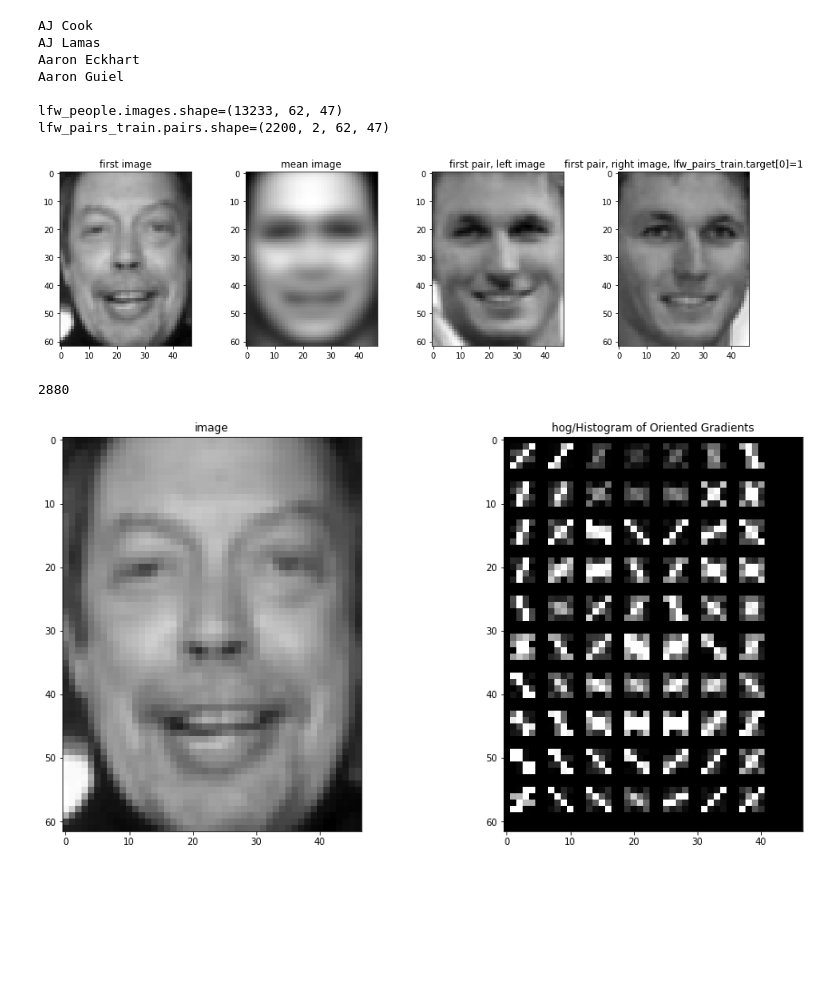
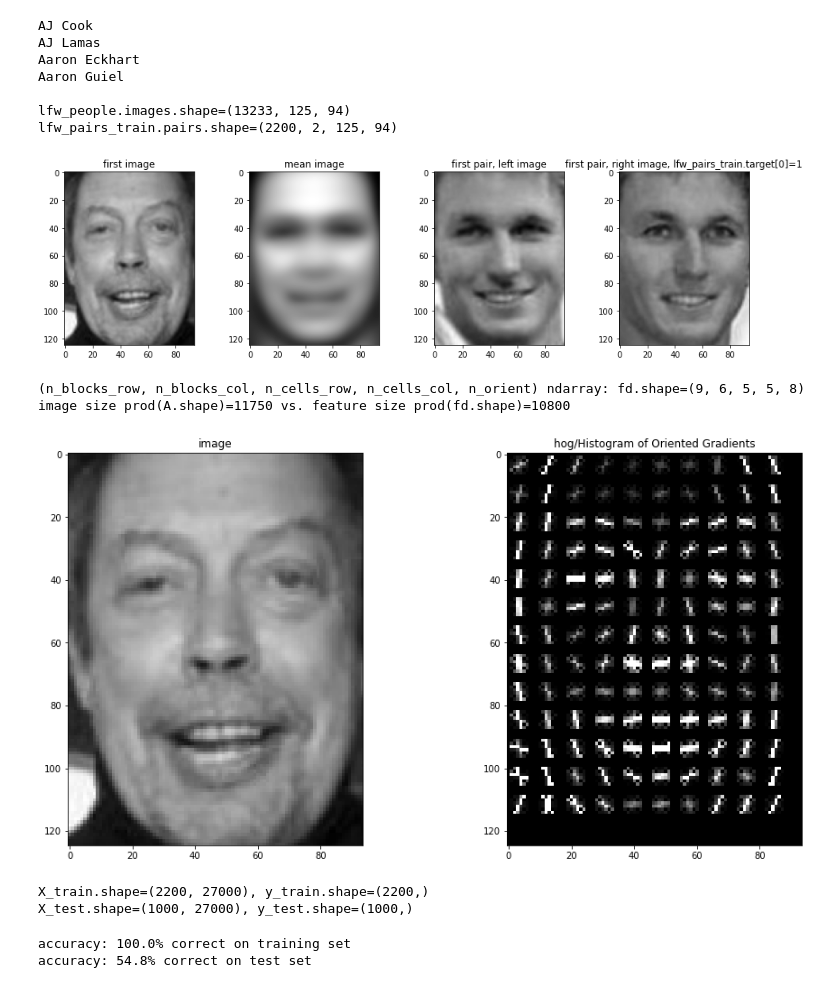
Before and after one commit to goto40/woodland, a Jupyter notebook: woodland_book/scratch.ipynb, the cells around one changed output. Saved outputs shown, nothing was run; the diff lists cells and outputs as text; code cells hidden in the pictures; blank space fills up the shorter version.

```diff
--- a/woodland_book/scratch.ipynb
+++ b/woodland_book/scratch.ipynb
@@ -2,8 +6,10 @@
 from sklearn.datasets import fetch_lfw_people
 from sklearn.datasets import fetch_lfw_pairs
 
-lfw_people = fetch_lfw_people()
-lfw_pairs_train = fetch_lfw_pairs(subset='train')
+lfw_people = fetch_lfw_people(resize=1.0)
+lfw_pairs_train = fetch_lfw_pairs(subset='train',resize=1.0)
+lfw_pairs_test = fetch_lfw_pairs(subset='test',resize=1.0)
+lfw_pairs_10_folds = fetch_lfw_pairs(subset='10_folds',resize=1.0)
 # %%
 from pylab import *
 for name in lfw_people.target_names[0:4]:
@@ -32,28 +38,35 @@ AJ Lamas
 Aaron Eckhart
 Aaron Guiel
 
-lfw_people.images.shape=(13233, 62, 47)
-lfw_pairs_train.pairs.shape=(2200, 2, 62, 47)
+lfw_people.images.shape=(13233, 125, 94)
+lfw_pairs_train.pairs.shape=(2200, 2, 125, 94)
-[figure, old version]
+[figure, new version]
 # %%
 from skimage.feature import hog
 from skimage import data, exposure
 
-fd, hog_image = hog(A, orientations=8, pixels_per_cell=(6, 6),
-                    cells_per_block=(3, 3), visualize=True)
+cellsize = 9
+blocksize = 5
+
+fd, hog_image = hog(A, orientations=8, pixels_per_cell=(cellsize, cellsize),
+                    cells_per_block=(blocksize, blocksize), visualize=True, feature_vector=False)
 
 hog_image_rescaled = exposure.rescale_intensity(hog_image, in_range=(0, 10))
 
 figure(figsize=[16,8])
 subplot(1,2,1)
 imshow(A, cm.gray)
 title("image")
 
 subplot(1,2,2)
 imshow(hog_image_rescaled, cmap=plt.cm.gray)
 title('hog/Histogram of Oriented Gradients')
 
-print(len(fd))
+print(f"(n_blocks_row, n_blocks_col, n_cells_row, n_cells_col, n_orient) ndarray: {fd.shape=}")
+print(f"image size {prod(A.shape)=} vs. feature size {prod(fd.shape)=}")
+
+feature1size = prod(fd.shape)
 # %% [output]
-2880
+(n_blocks_row, n_blocks_col, n_cells_row, n_cells_col, n_orient) ndarray: fd.shape=(9, 6, 5, 5, 8)
+image size prod(A.shape)=11750 vs. feature size prod(fd.shape)=10800
-[figure, old version]
+[figure, new version]
@@ -59,0 +101,22 @@ print(len(fd))
+# %%
+X_train, y_train = transform_data(lfw_pairs_train)
+print(f"{X_train.shape=}, {y_train.shape=}")
+
+X_test, y_test = transform_data(lfw_pairs_test)
+print(f"{X_test.shape=}, {y_test.shape=}")
+# %% [output]
+X_train.shape=(2200, 27000), y_train.shape=(2200,)
+X_test.shape=(1000, 27000), y_test.shape=(1000,)
+# %%
+from sklearn.ensemble import RandomForestClassifier
+c = RandomForestClassifier(random_state=0, n_estimators=100, ccp_alpha=0.002)
+c.fit(X_train,y_train)
+
+yself = c.predict(X_train)
+print(f"accuracy: {100*sum(yself==y_train)/len(yself)}% correct on training set")
+
+yself = c.predict(X_test)
+print(f"accuracy: {100*sum(yself==y_test)/len(yself)}% correct on test set")
+# %% [output]
+accuracy: 100.0% correct on training set
+accuracy: 54.8% correct on test set
```
Also changed, not shown: parts of 3 cells of this notebook.
